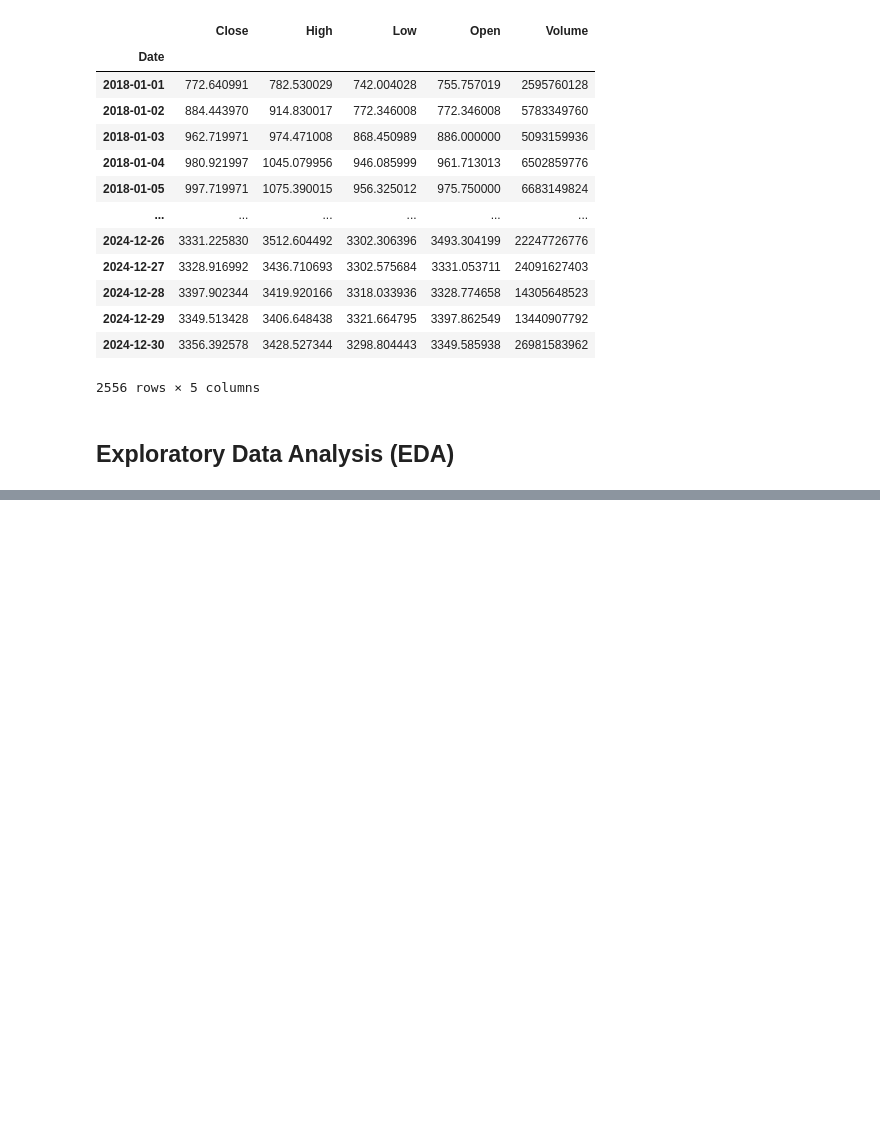
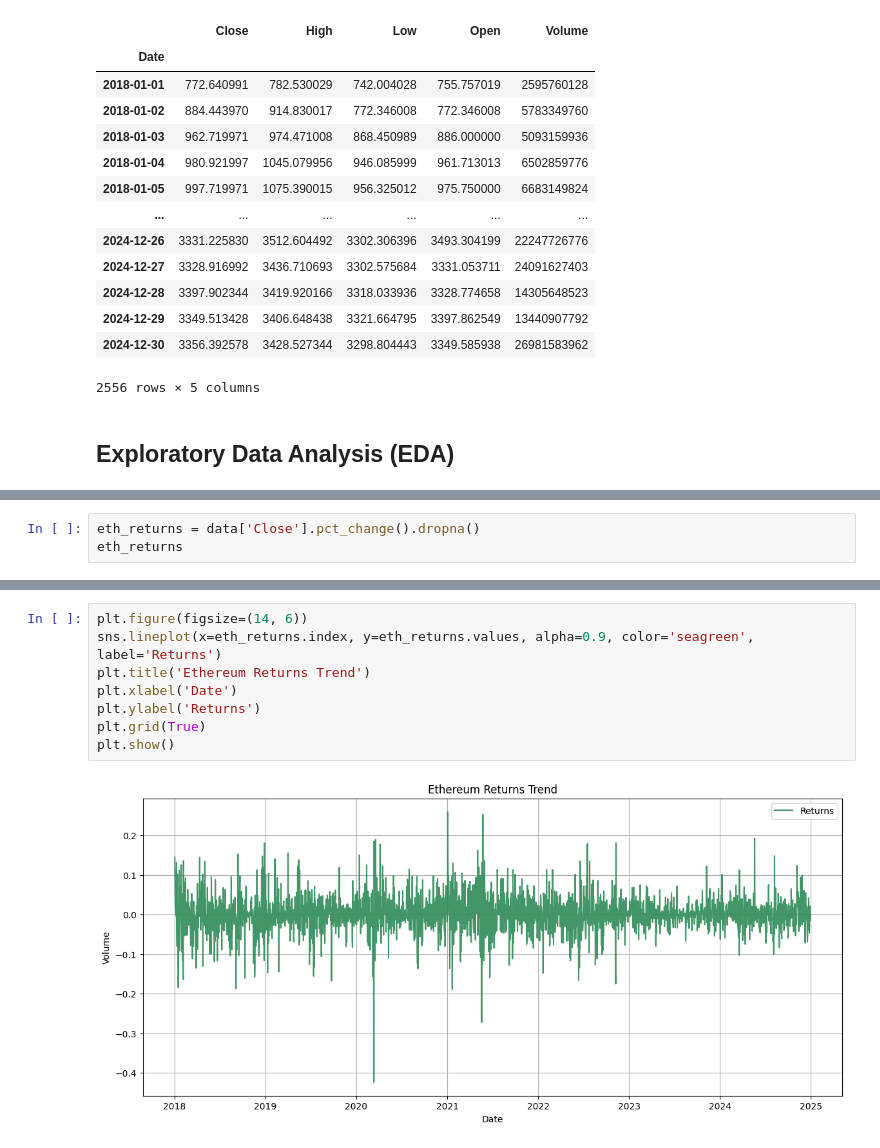
Before and after one commit to STBreeze/Ethereum-Time-Series-Analysis-ARIMA-ARCH-Forecasting, a Jupyter notebook: Ethereum Stock Price Prediction using ARIMA.ipynb, the cells around one changed output, grey strips where cells are left out. Drawn from its saved outputs; the diff is of its cells as text; blank space fills up the shorter version.

```diff
--- a/Ethereum Stock Price Prediction using ARIMA.ipynb
+++ b/Ethereum Stock Price Prediction using ARIMA.ipynb
@@ -110,0 +173,3 @@ data
+# %%
+eth_returns = data['Close'].pct_change().dropna()
+eth_returns
@@ -110,0 +190,10 @@ data
+# %%
+plt.figure(figsize=(14, 6))
+sns.lineplot(x=eth_returns.index, y=eth_returns.values, alpha=0.9, color='seagreen', label='Returns')
+plt.title('Ethereum Returns Trend')
+plt.xlabel('Date')
+plt.ylabel('Returns')
+plt.grid(True)
+plt.show()
+# %% [output]
+[figure, added]
```
Also changed, not shown: parts of 5 cells of this notebook.
